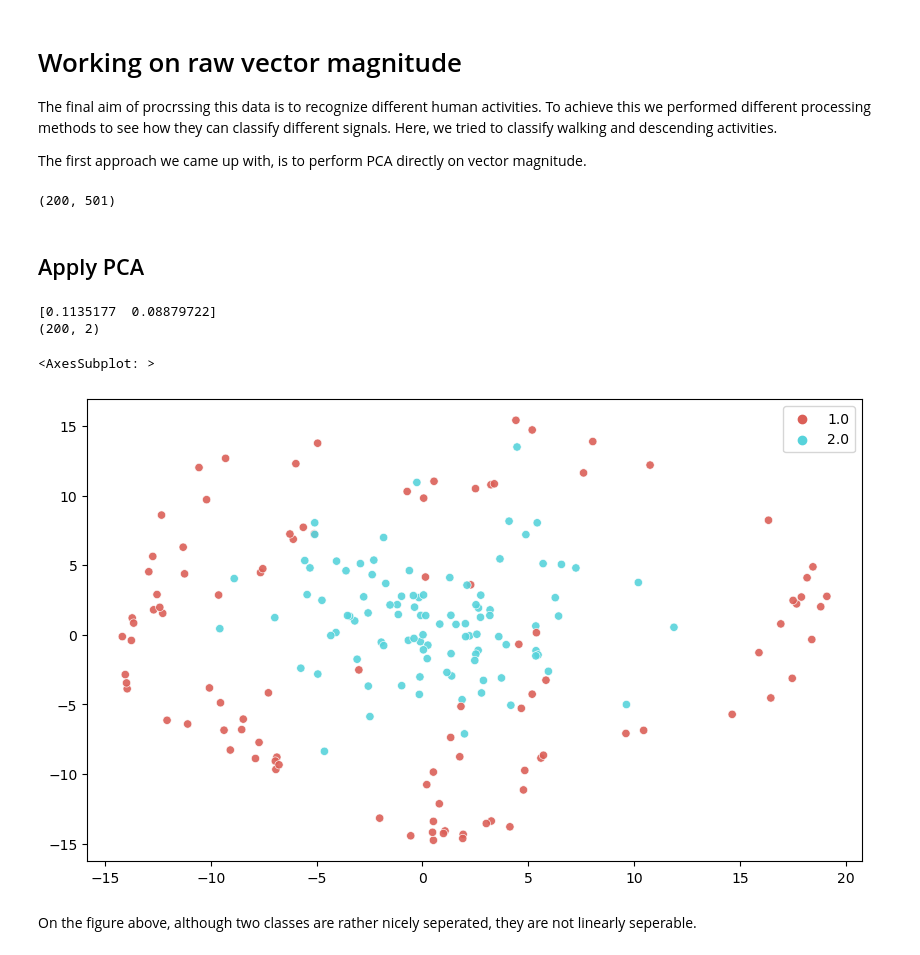
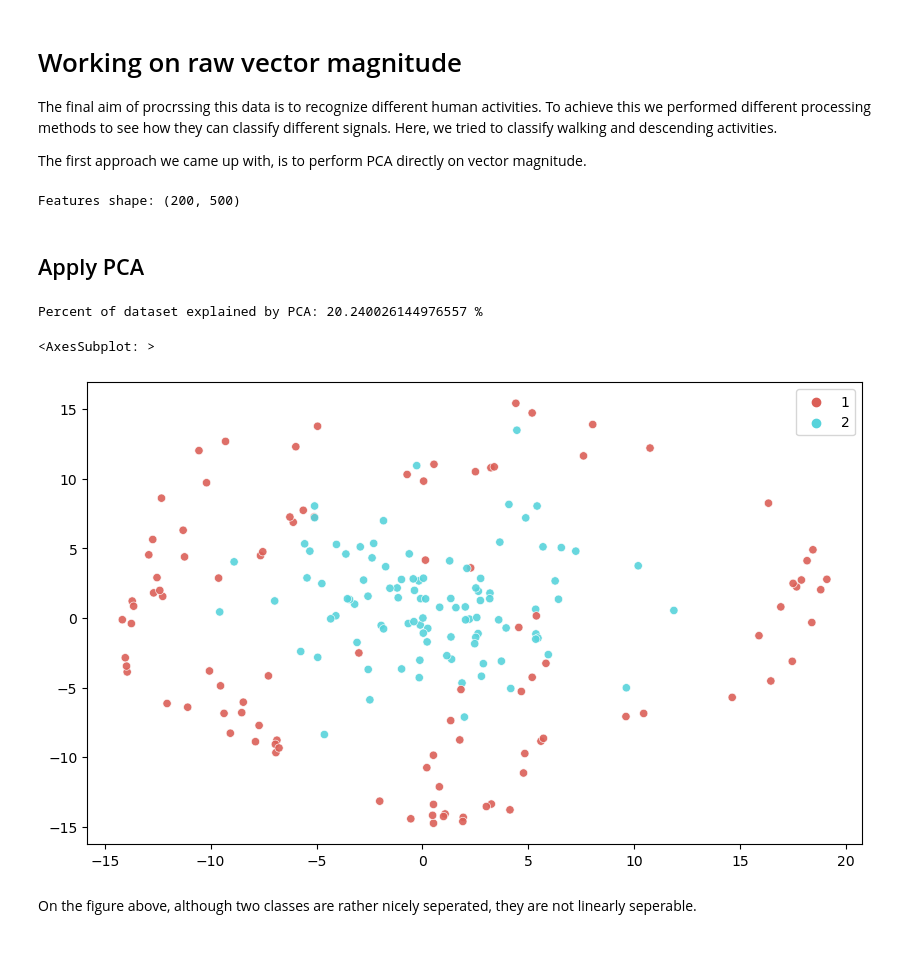
Before and after one commit to yalda-amirsoleymani/har-dataset-processing, a Jupyter notebook: processing.ipynb, the cells around one changed output. Drawn from its saved outputs; the diff is of its cells as text; code cells hidden in the pictures.

```diff
--- a/processing.ipynb
+++ b/processing.ipynb
@@ -274,58 +303,64 @@ and descending activities.
 The first approach we came up with, is to perform PCA directly on vector magnitude.
 # %%
 raw_feats = []
+gt = []
+
 for t in np.arange(0, 100*5, 5):
     x = dset.get(ActivityType.WALKING, Sensor.LEFT_ANKLE, start=t, duration=5)
     x = low_pass(get_magnitude(x), 20)
-    raw_feats.append([ActivityType.WALKING.value, *x])
+    raw_feats.append(x)
+    gt.append(ActivityType.WALKING.value)
 
     x = dset.get(ActivityType.DESCENDING, Sensor.LEFT_ANKLE, start=t, duration=5)
     x = low_pass(get_magnitude(x), 20)
-    raw_feats.append([ActivityType.DESCENDING.value, *x])
+    raw_feats.append(x)
+    gt.append(ActivityType.DESCENDING.value)
 
     #x = dset.get(ActivityType.ASCENDING, Sensor.LEFT_ANKLE, start=t, duration=5)
     #x = low_pass(get_magnitude(x), 20)
     #raw_feats.append([ActivityType.ASCENDING.value, *x])
 
 raw_feats = np.array(raw_feats)
-print(raw_feats.shape)
+gt = np.array(gt)
+print(f"Features shape: {raw_feats.shape}")
 # %% [output]
-(200, 501)
+Features shape: (200, 500)
 # %% [markdown]
 ## Apply PCA
 # %%
 pca = PCA(n_components=2)
 pca_result = pca.fit_transform(raw_feats)
-print(pca.explained_variance_ratio_)
-print(pca_result.shape)
+
+explain = np.sum(pca.explained_variance_ratio_)
+print(f"Percent of dataset explained by PCA: {explain * 100} %")
+
 plt.figure(figsize=(10,6))
 
 x = pca_result[:,0]
 y = pca_result[:,1]
 
 sns.scatterplot(
     x=x, y=y,
-    hue=raw_feats[:,0],
+    hue=gt,
     palette=sns.color_palette("hls", 2),
     legend="full",
     alpha=0.9,
 )
 
 #fig = plt.figure()
 #ax = fig.add_subplot(projection='3d')
 
 #ax.scatter(
 #    xs=x,
 #    ys=y,
 #    zs=z,
 #    c=raw_feats[:,0],
 #    cmap='tab10'
 #)
 # %% [output]
-[0.1135177  0.08879722]
-(200, 2)
+Percent of dataset explained by PCA: 20.240026144976557 %
 <AxesSubplot: >
-[figure, old version]
+[figure, new version]
 # %% [markdown]
 On the figure above, although two classes are rather nicely seperated, they are not linearly seperable.
 # %% [markdown]
```
Also changed, not shown: parts of 11 cells of this notebook.
